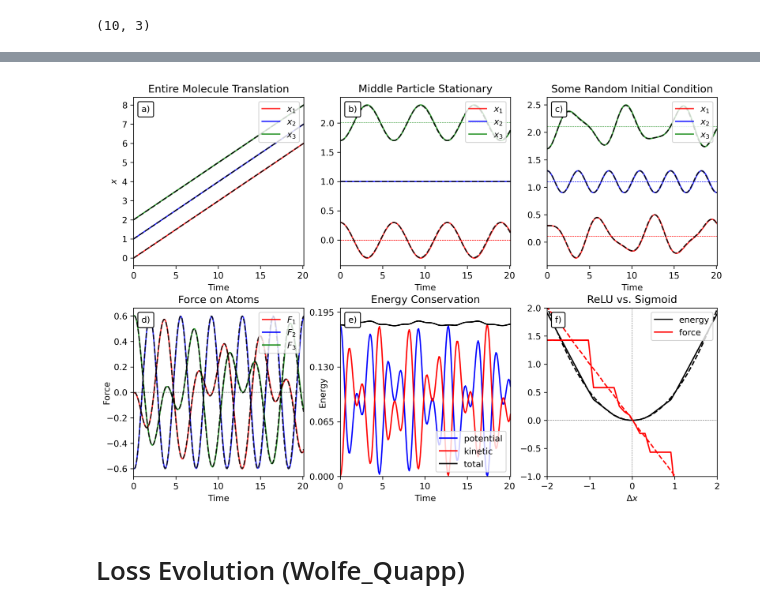
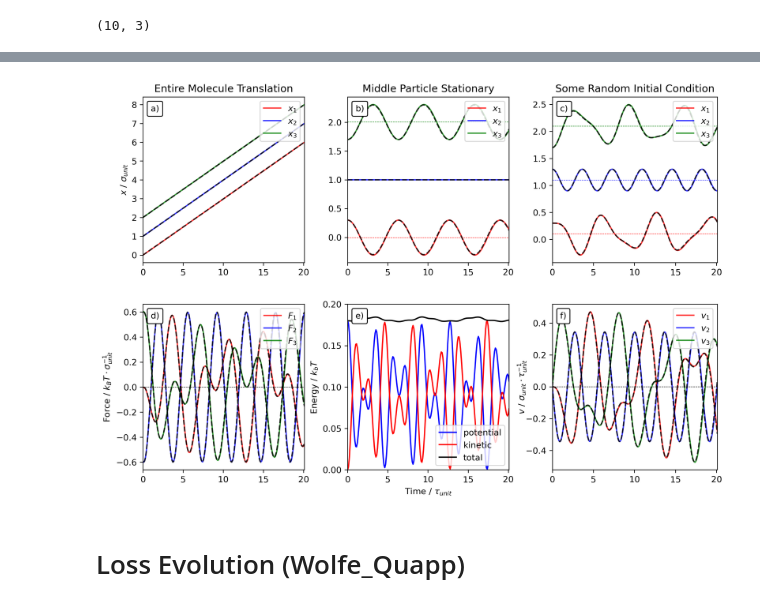
Before and after one commit to jakublala/md-neural-ode, a Jupyter notebook: plotting.ipynb, the cells around one changed output, grey strips where cells are left out. Drawn from its saved outputs; the diff is of its cells as text; code cells hidden in the pictures.

```diff
--- a/plotting.ipynb
+++ b/plotting.ipynb
@@ -2012,7 +2038,7 @@ fig = plt.figure(figsize=(12,8), dpi=300)
 axs = [0 for i in range(6)]
 width = 480
 height = 360
-triple_width = 140
+triple_width = 135
 triple_width_delta = (width - 3 * triple_width) // 4
 double_width = 220
 double_width_delta = (width - 2 * double_width) // 2
@@ -2040,8 +2066,8 @@ axs[0].plot(t, translation_states_explicit[:, 1, 1], 'k--', alpha=0.8)
 axs[0].plot(t, translation_states_explicit[:, 2, 1], 'k--', alpha=0.8)
 axs[0].set_xlim(0, niters*dt+dt)
 axs[0].set_title('Entire Molecule Translation')
-axs[0].set_xlabel('Time')
-axs[0].set_ylabel('$x$')
+# axs[0].set_xlabel(r'Time / $\tau_{unit}$')
+axs[0].set_ylabel('$x$ / $\sigma_{unit}$')
 axs[0].legend(loc='upper right')
 
 axs[1].plot(t, middlestationary_states[:, 0, 1], 'r', label='$x_1$', alpha=0.8)
@@ -2058,7 +2084,7 @@ axs[1].plot(t, middlestationary_states_explicit[:, 1, 1], 'k--', alpha=0.8)
 axs[1].plot(t, middlestationary_states_explicit[:, 2, 1], 'k--', alpha=0.8)
 axs[1].set_xlim(0, niters*dt+dt)
 axs[1].set_title('Middle Particle Stationary')
-axs[1].set_xlabel('Time')
+# axs[1].set_xlabel(r'Time / $\tau_{unit}$')
 axs[1].legend(loc='upper right')
 
 axs[2].plot(t, someinitials_states[:, 0, 1], 'r', label='$x_1$', alpha=0.8)
@@ -2075,7 +2101,7 @@ axs[2].plot(t, someinitials_states_explicit[:, 1, 1], 'k--', alpha=0.8)
 axs[2].plot(t, someinitials_states_explicit[:, 2, 1], 'k--', alpha=0.8)
 axs[2].set_xlim(0, niters*dt+dt)
 axs[2].set_title('Some Random Initial Condition')
-axs[2].set_xlabel('Time')
+# axs[2].set_xlabel(r'Time / $\tau_{unit}$')
 axs[2].legend(loc='upper right')
 
 
@@ -2088,42 +2114,55 @@ axs[3].plot(t[1:], forces_exp[:, 0], 'k--', alpha=0.8)
 axs[3].plot(t[1:], forces_exp[:, 1], 'k--', alpha=0.8)
 axs[3].plot(t[1:], forces_exp[:, 2], 'k--', alpha=0.8)
 axs[3].legend(loc='upper right')
 axs[3].set_xlim(0, niters*dt+dt)
 axs[3].plot([0, niters*dt+dt], [0, 0], 'k--', linewidth=0.5)
-axs[3].set_title('Force on Atoms')
-axs[3].set_xlabel('Time')
-axs[3].set_ylabel('Force', labelpad=-5)
+# axs[3].set_xlabel(r'Time / $\tau_{unit}$')
+axs[3].set_ylabel('Force / $k_B T \cdot \sigma_{unit}^{-1}$')
 
 vel = someinitials_states[:, :, 0]
 Ek = 0.5*1.0*np.sum(vel**2, axis=1)
 pos = someinitials_states[:, :, 1]
 r0 = 1.0
 diff_1 = np.abs(pos[:, 0] - pos[:, 1]) - r0
 diff_2 = np.abs(pos[:, 1] - pos[:, 2]) - r0
 Ep = 0.5*1.0*(diff_1**2 + diff_2**2)
 axs[4].plot(t, Ep, 'b', label='potential')
 axs[4].plot(t, Ek, 'r', label='kinetic')
 axs[4].plot(t, Ep+Ek, 'k', label='total')
 axs[4].set_xlim(0, niters*dt+dt)
 axs[4].legend(loc='lower right')
-axs[4].set_title('Energy Conservation')
-axs[4].set_ylabel('Energy', labelpad=-20)
-axs[4].set_yticks([0, 0.065, 0.13, 0.195])
+axs[4].set_ylabel('Energy / $k_bT$')
+axs[4].set_yticks([0, 0.05, 0.1, 0.15, 0.2])
 axs[4].set_ylim(0, 0.2)
-axs[4].set_xlabel('Time')
+axs[4].set_xlabel(r'Time / $\tau_{unit}$')
+
+
+
+axs[5].plot(t, someinitials_states[:, 0, 0], 'r', label='$v_1$', alpha=0.8)
+axs[5].plot(t, someinitials_states[:, 1, 0], 'b', label='$v_2$', alpha=0.8)
+axs[5].plot(t, someinitials_states[:, 2, 0], 'g', label='$v_3$', alpha=0.8)
+axs[5].plot([0, niters*dt+dt], [0, 0], 'k--', linewidth=0.5)
+axs[5].plot(t, someinitials_states_explicit[:, 0, 0], 'k--', alpha=0.8)
+axs[5].plot(t, someinitials_states_explicit[:, 1, 0], 'k--', alpha=0.8)
+axs[5].plot(t, someinitials_states_explicit[:, 2, 0], 'k--', alpha=0.8)
+axs[5].set_xlim(0, niters*dt+dt)
+# axs[5].set_xlabel(r'Time / $\tau_{unit}$')
+axs[5].set_ylabel(r'$v$ / $\sigma_{unit} \cdot \tau_{unit}^{-1}$', labelpad=-2)
+axs[5].legend(loc='upper right')
+
 
 labels = ['a)', 'b)', 'c)', 'd)', 'e)', 'f)', 'g)', 'h)', 'i)', 'j)', 'k)']
 # labels = ['a)', 'b)', 'c)', 'd)', 'e)', 'a)', 'b)', 'c)', 'd)', 'e)', 'f)']
 for i, ax in enumerate(axs):
     at = AnchoredText(
         labels[i], prop=dict(size=10), frameon=True, loc='upper left')
     at.patch.set_boxstyle("round,pad=0.,rounding_size=0.2")
     ax.add_artist(at)
 
-plt.savefig('figures/shm2.png')
+plt.savefig('figures/shm3.png')
 plt.show()
 # %% [output]
-[figure, old version]
+[figure, new version]
 # %% [markdown]
 # Loss Evolution (Wolfe_Quapp)
 # %%
```
Also changed, not shown: parts of 7 cells of this notebook, 12 other files.
